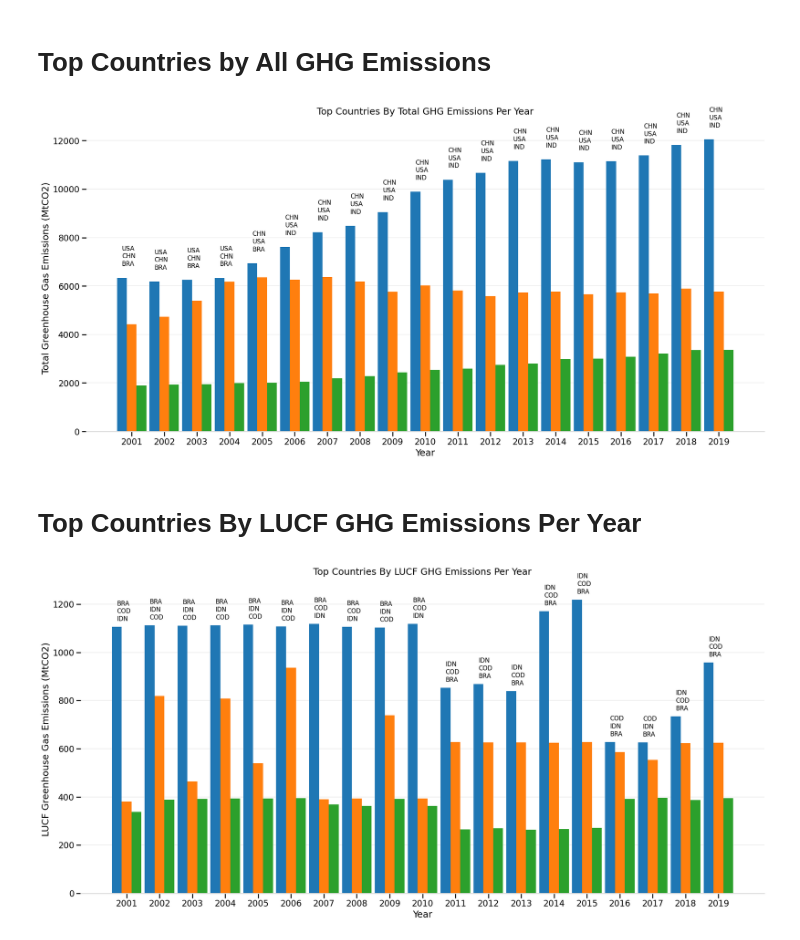
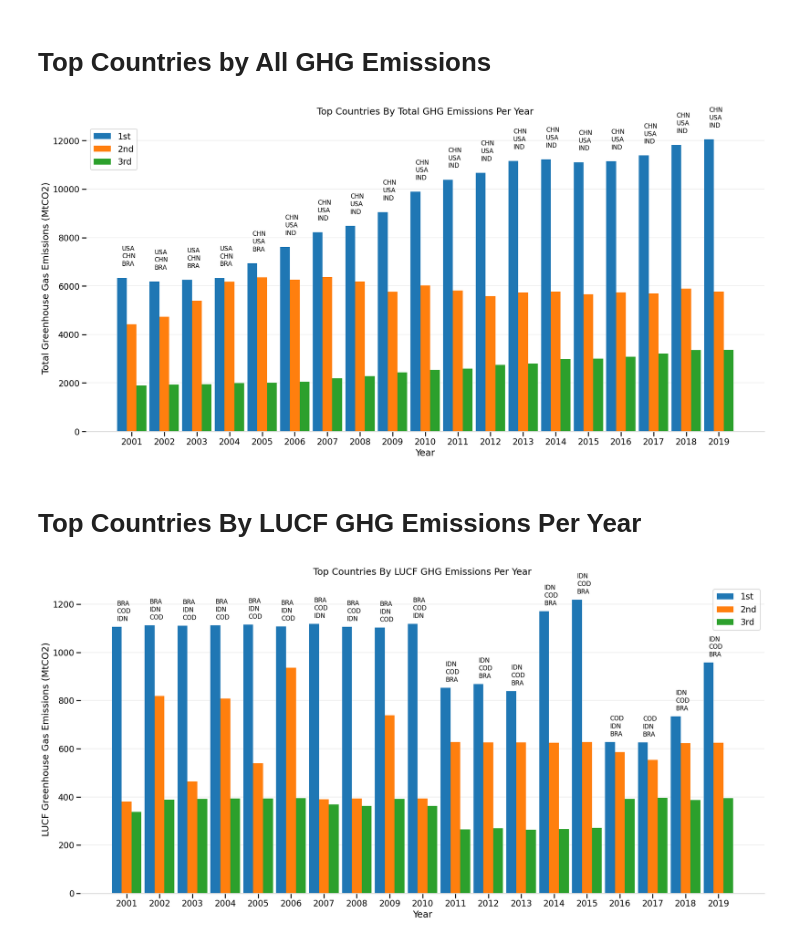
Before and after one commit to RashedRifat/PBDAA-Fall-2022, a Jupyter notebook: viz/main.ipynb, the cells around one changed output. Cells and saved outputs as stored; diff of their text form; code cells hidden in the pictures.

```diff
--- a/viz/main.ipynb
+++ b/viz/main.ipynb
@@ -224,34 +226,35 @@ ax.set_title("Top Countries By Total GHG Emissions Per Year", pad=20)
 # Set Spines
 ax.spines['top'].set_visible(False)
 ax.spines['right'].set_visible(False)
 ax.spines['left'].set_visible(False)
 ax.spines['bottom'].set_color('#DDDDDD')
+ax.legend()
 
 # Modify Axes and Grids
 ax.set_axisbelow(True)
 ax.yaxis.grid(True, color='#EEEEEE')
 ax.xaxis.grid(False)
 ax.set_xticks(pos)
 ax.set_xticklabels(x)
 
 # make text
 labels = df4.ISO.to_list()
 labels = [labels[i:i+3] for i in range(0, len(labels), 3)]
 for i, bar in enumerate(ax.patches):
     if i % 3 != 0: continue
     group = labels[i // 3]
 
     text = "\n".join(group)
     text_x = 2001 + (i // 3)
     text_y = df4.loc[i, "CO2"] + 500
 
     ax.text(text_x, text_y, text, size=12)
 
 # Show with Tight Layout
 fig.tight_layout()
 fig.savefig(out_dir / "top_countries_by_total_ghg_emissions_per_year.png")
 # %% [output]
-[figure, old version]
+[figure, new version]
 # %% [markdown]
 # Top Countries By LUCF GHG Emissions Per Year
 # %%
@@ -294,6 +297,7 @@ ax.yaxis.grid(True, color='#EEEEEE')
 ax.xaxis.grid(False)
 ax.set_xticks(pos)
 ax.set_xticklabels(x)
+ax.legend()
 
 # make text
 labels = df5.ISO.to_list()
@@ -312,4 +316,4 @@ for i, bar in enumerate(ax.patches):
 fig.tight_layout()
 fig.savefig(out_dir / "top_countries_by_lucf_ghg_emissions_per_year.png")
 # %% [output]
-[figure, old version]
+[figure, new version]
```
Also changed, not shown: parts of 2 cells of this notebook, 4 other files.
